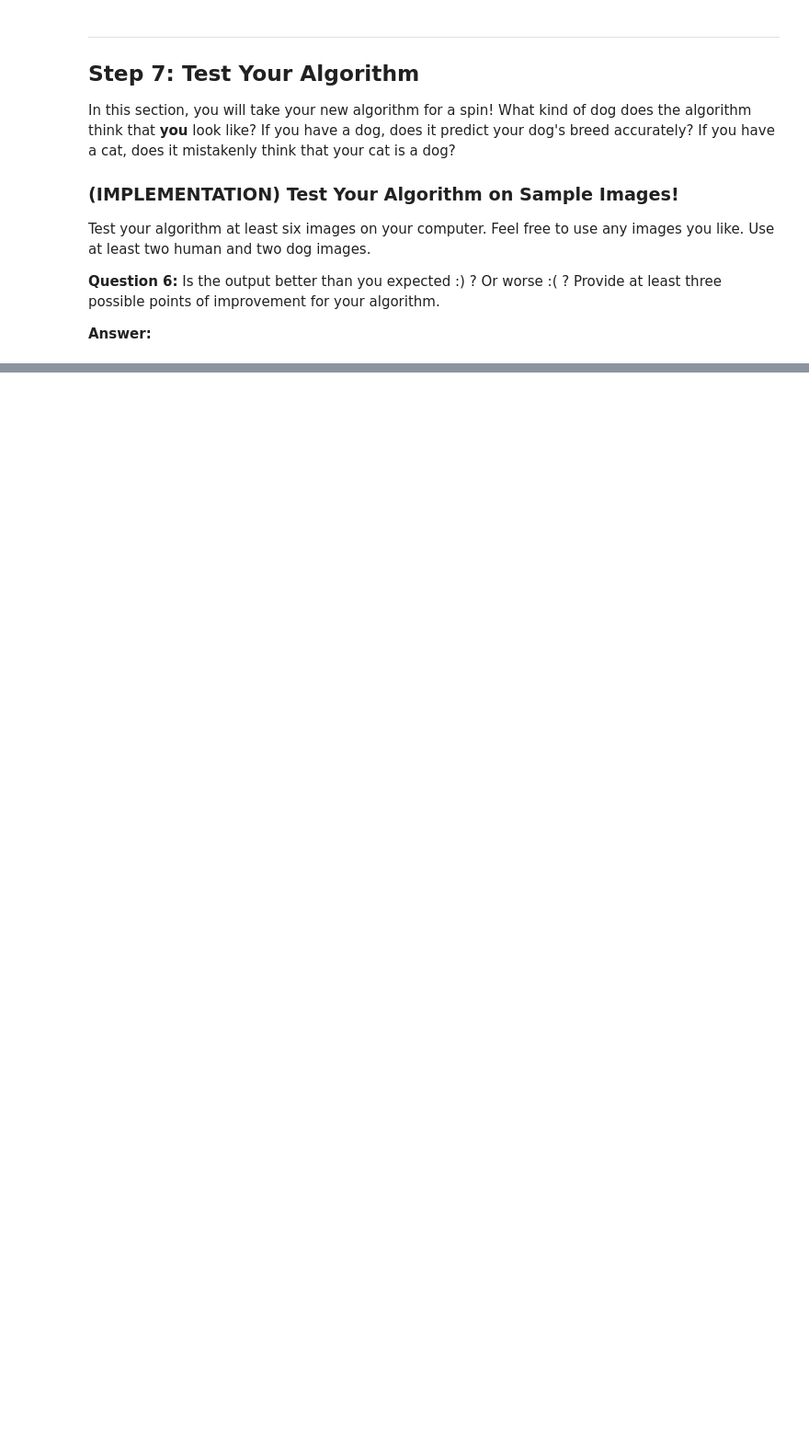
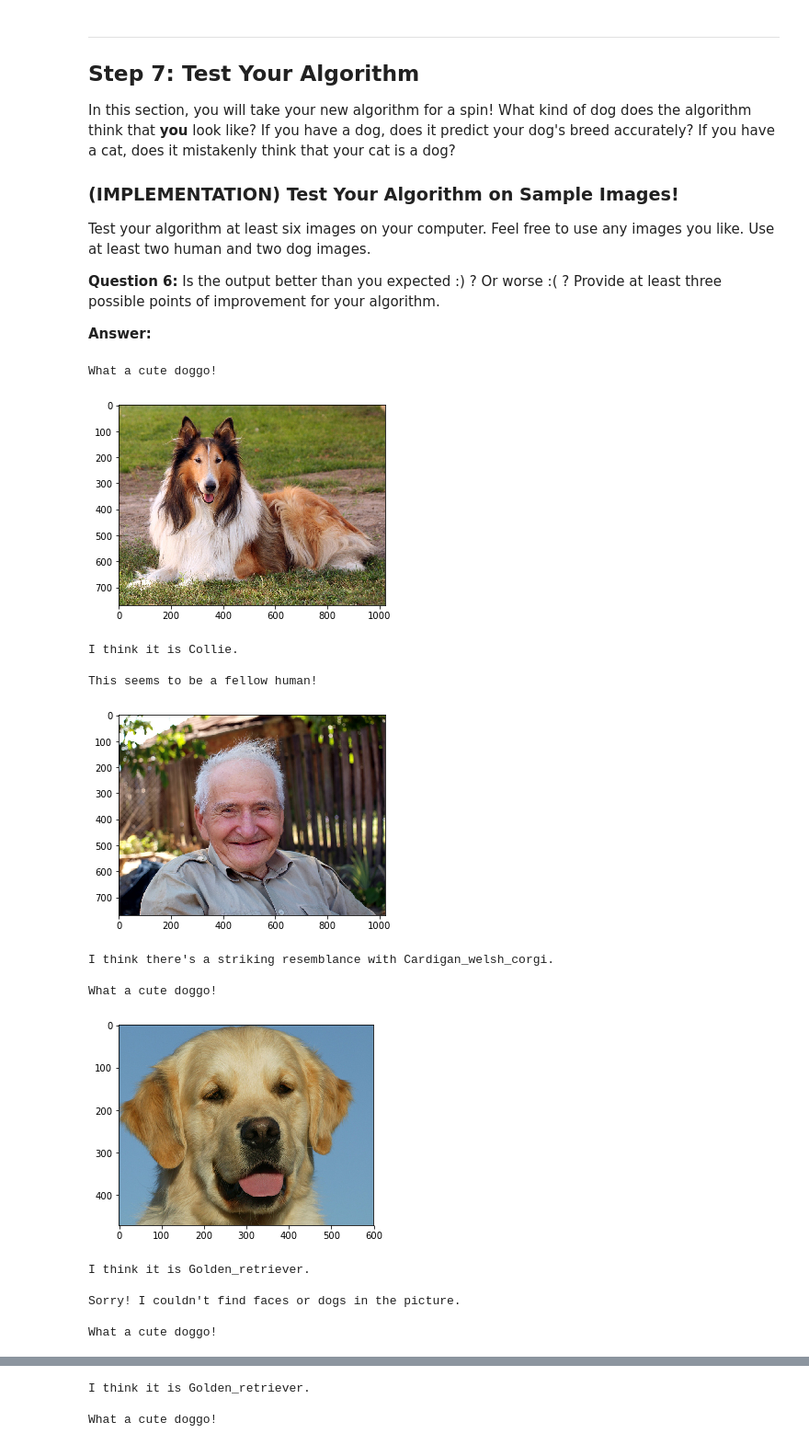
Before and after one commit to TimoKoski/dog-project, a Jupyter notebook: dog_app.ipynb, the cells around one changed output, grey strips where cells are left out. Shown at 92% size. Cells and saved outputs as stored; diff of their text form; code cells hidden in the pictures; blank space fills up the shorter version.

```diff
--- a/dog_app.ipynb
+++ b/dog_app.ipynb
@@ -609,3 +629,8 @@ inception_model = Sequential()
+# %%
+### TODO: Compile the model.
+
+# TK: Starting with same parameters as in VGG16
+InceptionV3_model.compile(loss='categorical_crossentropy', optimizer='rmsprop', metrics=['accuracy'])
 # %% [markdown]
 ### (IMPLEMENTATION) Train the Model
 
@@ -618,6 +667,8 @@ You are welcome to [augment the training data](https://blog.keras.io/building-po
 ### (IMPLEMENTATION) Load the Model with the Best Validation Loss
 # %%
 ### TODO: Load the model weights with the best validation loss.
+
+InceptionV3_model.load_weights('saved_models/weights.best.InceptionV3.hdf5')
 # %% [markdown]
 ### (IMPLEMENTATION) Test the Model
 
@@ -666,3 +736,33 @@ Some sample output for our algorithm is provided below, but feel free to design
+# %%
+### TODO: Write your algorithm.
+### Feel free to use as many code cells as needed.
+
+import cv2
+import matplotlib.pyplot as plt
+%matplotlib inline
+
+def detection_algo(img_path):
+    # TK: common image processing
+    img = cv2.imread(img_path)
+    cv_rgb = cv2.cvtColor(img, cv2.COLOR_BGR2RGB)
+
+    # TK: We will start with dog detection, since it proved to be quite reliable before
+    if (dog_detector(img_path)):
+        print("What a cute doggo!")
+        plt.imshow(cv_rgb)
+        plt.show()
+        predicted_breed = InceptionV3_predict_breed(img_path)
+        print("I think it is {}.\n".format(predicted_breed))
+    # TK: If no dogs were detected, we check for humans
+    elif (face_detector(img_path)):
+        print("This seems to be a fellow human!")
+        plt.imshow(cv_rgb)
+        plt.show()
+        predicted_breed = InceptionV3_predict_breed(img_path)
+        print("I think there's a striking resemblance with {}.\n".format(predicted_breed))
+    # TK: If we found neither, then we provide apologies as an error message.
+    else:
+        print("Sorry! I couldn't find faces or dogs in the picture.\n")
 # %% [markdown]
 ---
 <a id='step7'></a>
@@ -680,4 +780,27 @@ __Answer:__
 # %%
 ## TODO: Execute your algorithm from Step 6 on
 ## at least 6 images on your computer.
 ## Feel free to use as many code cells as needed.
+
+# TK: Hard coded filenames for quick testing convenience
+
+for i in range(1,8):
+    img_path = "test_dogImages/pic{}.jpg".format(i)
+    #print(img_path)
+    detection_algo(img_path)
+# %% [output]
+What a cute doggo!
+[figure, added]
+I think it is Collie.
+
+This seems to be a fellow human!
+[figure, added]
+I think there's a striking resemblance with Cardigan_welsh_corgi.
+
+What a cute doggo!
+[figure, added]
+I think it is Golden_retriever.
+
+Sorry! I couldn't find faces or dogs in the picture.
+
+What a cute doggo!
@@ -683,0 +808,3 @@ __Answer:__
+I think it is Golden_retriever.
+
+What a cute doggo!
```
Also changed, not shown: parts of 12 cells of this notebook, 8 other files.
